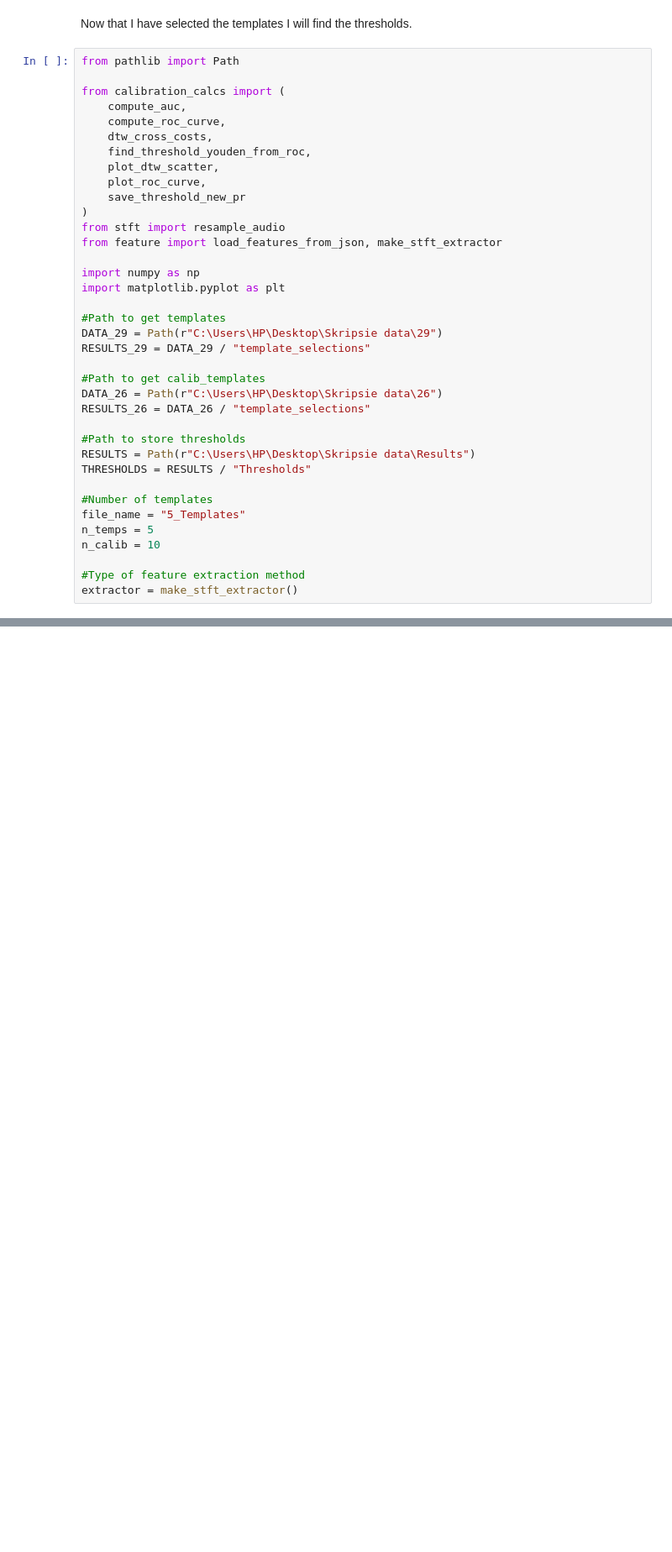
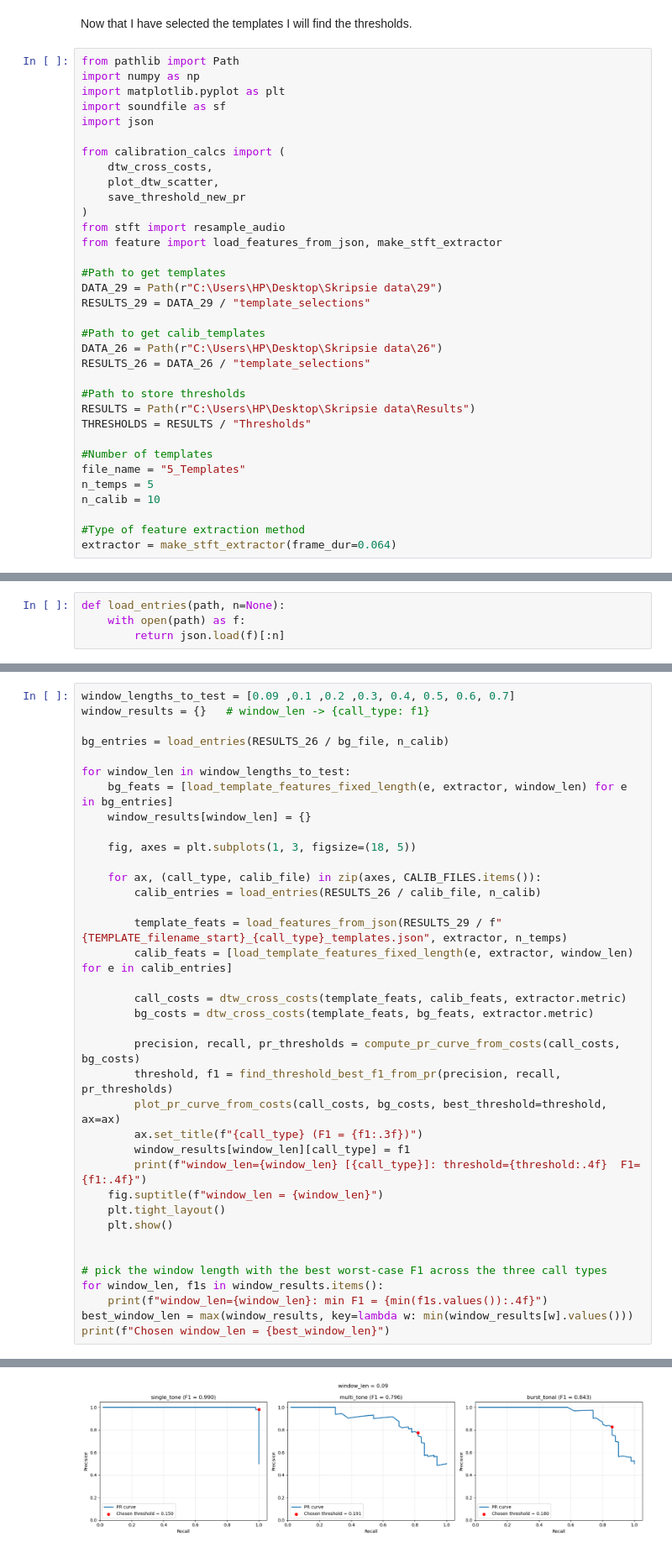
Before and after one commit to koekiekat/Skripsie, a Jupyter notebook: Mod_Software/calib_test_PR.ipynb, the cells around one changed output, grey strips where cells are left out. Shown at 84% size. Drawn from its saved outputs; the diff is of its cells as text; blank space fills up the shorter version.

Commit message:
Started final setup. Added DTFT calibration along with window calibration(still need to loop through call windows instead of only working with a middle split and do vote_frac calib logic)

```diff
--- a/Mod_Software/calib_test_PR.ipynb
+++ b/Mod_Software/calib_test_PR.ipynb
@@ -2,21 +2,18 @@
 Now that I have selected the templates I will find the thresholds.
 # %%
 from pathlib import Path
+import numpy as np
+import matplotlib.pyplot as plt
+import soundfile as sf
+import json
 
 from calibration_calcs import (
-    compute_auc,
-    compute_roc_curve,
     dtw_cross_costs,
-    find_threshold_youden_from_roc,
     plot_dtw_scatter,
-    plot_roc_curve,
     save_threshold_new_pr
 )
 from stft import resample_audio
 from feature import load_features_from_json, make_stft_extractor
-
-import numpy as np
-import matplotlib.pyplot as plt
 
 #Path to get templates
 DATA_29 = Path(r"C:\Users\HP\Desktop\Skripsie data\29")
@@ -36,7 +33,7 @@ n_temps = 5
 n_calib = 10
 
 #Type of feature extraction method
-extractor = make_stft_extractor()
+extractor = make_stft_extractor(frame_dur=0.064)
 # %%
 def find_threshold_best_f1(call_costs, background_costs, n_thresholds=200, beta=1.0):
     """
@@ -127,6 +124,10 @@ def plot_pr_curve_from_costs(call_costs, background_costs, n_thresholds=200,
         plt.show()
 
     return precision, recall, thresholds
+# %%
+def load_entries(path, n=None):
+    with open(path) as f:
+        return json.load(f)[:n]
 # %%
 def load_template_features_fixed_length(entry, extractor, window_len, fs_new=1000):
     """
@@ -215,0 +213,38 @@ Saved threshold for 'burst_tonal' [stft] to 5_Templates_stft_burst_tonal_thresho
+# %%
+window_lengths_to_test = [0.09 ,0.1 ,0.2 ,0.3, 0.4, 0.5, 0.6, 0.7]
+window_results = {}   # window_len -> {call_type: f1}
+
+bg_entries = load_entries(RESULTS_26 / bg_file, n_calib)
+
+for window_len in window_lengths_to_test:
+    bg_feats = [load_template_features_fixed_length(e, extractor, window_len) for e in bg_entries]
+    window_results[window_len] = {}
+
+    fig, axes = plt.subplots(1, 3, figsize=(18, 5))
+
+    for ax, (call_type, calib_file) in zip(axes, CALIB_FILES.items()):
+        calib_entries = load_entries(RESULTS_26 / calib_file, n_calib)
+
+        template_feats = load_features_from_json(RESULTS_29 / f"{TEMPLATE_filename_start}_{call_type}_templates.json", extractor, n_temps)
+        calib_feats = [load_template_features_fixed_length(e, extractor, window_len) for e in calib_entries]
+
+        call_costs = dtw_cross_costs(template_feats, calib_feats, extractor.metric)
+        bg_costs = dtw_cross_costs(template_feats, bg_feats, extractor.metric)
+
+        precision, recall, pr_thresholds = compute_pr_curve_from_costs(call_costs, bg_costs)
+        threshold, f1 = find_threshold_best_f1_from_pr(precision, recall, pr_thresholds)
+        plot_pr_curve_from_costs(call_costs, bg_costs, best_threshold=threshold, ax=ax)
+        ax.set_title(f"{call_type} (F1 = {f1:.3f})")
+        window_results[window_len][call_type] = f1
+        print(f"window_len={window_len} [{call_type}]: threshold={threshold:.4f}  F1={f1:.4f}")
+    fig.suptitle(f"window_len = {window_len}")
+    plt.tight_layout()
+    plt.show()
+
+
+# pick the window length with the best worst-case F1 across the three call types
+for window_len, f1s in window_results.items():
+    print(f"window_len={window_len}: min F1 = {min(f1s.values()):.4f}")
+best_window_len = max(window_results, key=lambda w: min(window_results[w].values()))
+print(f"Chosen window_len = {best_window_len}")
+# %% [output]
@@ -215,0 +254 @@ Saved threshold for 'burst_tonal' [stft] to 5_Templates_stft_burst_tonal_thresho
+[figure, added]
```
Also changed, not shown: parts of 6 cells of this notebook, 8 other files.
